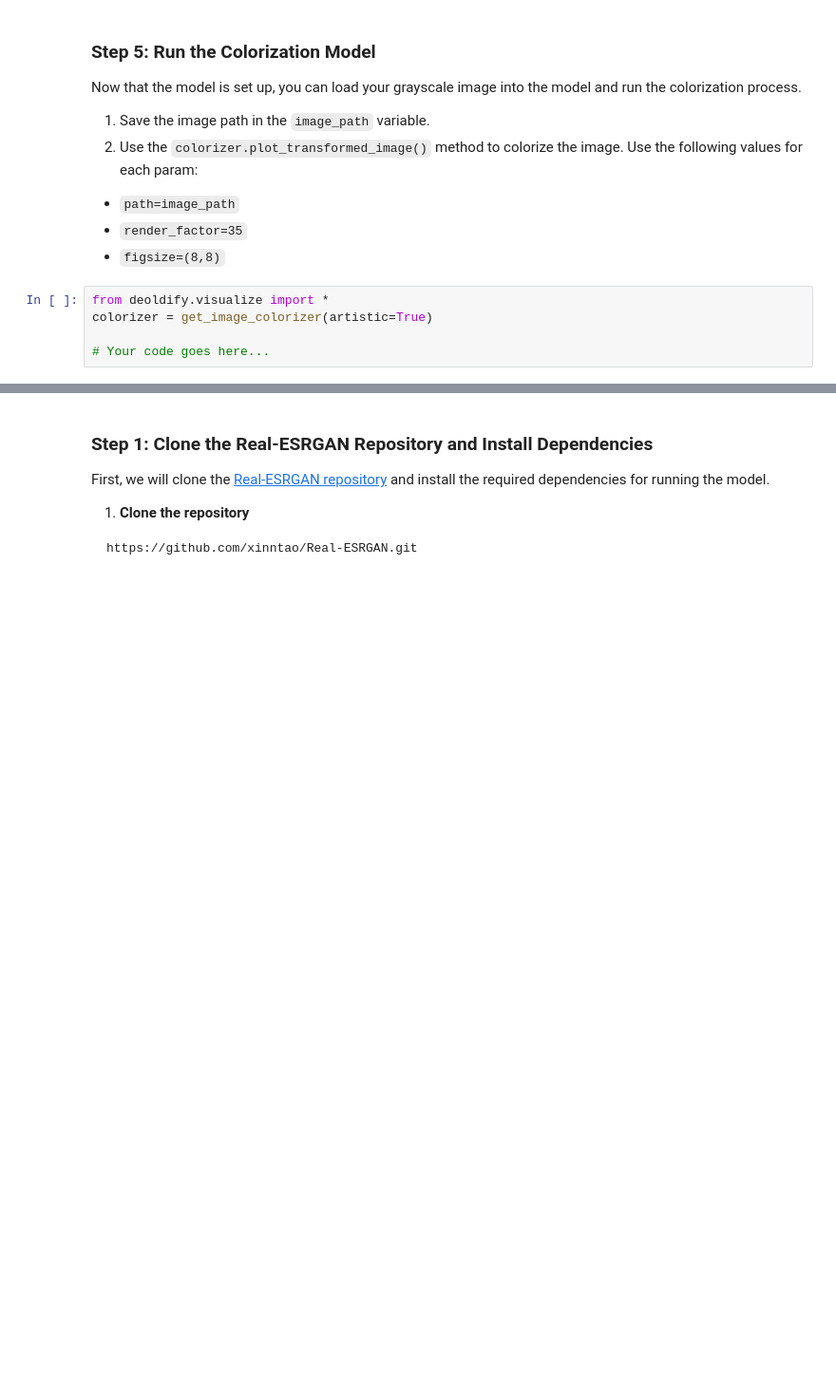
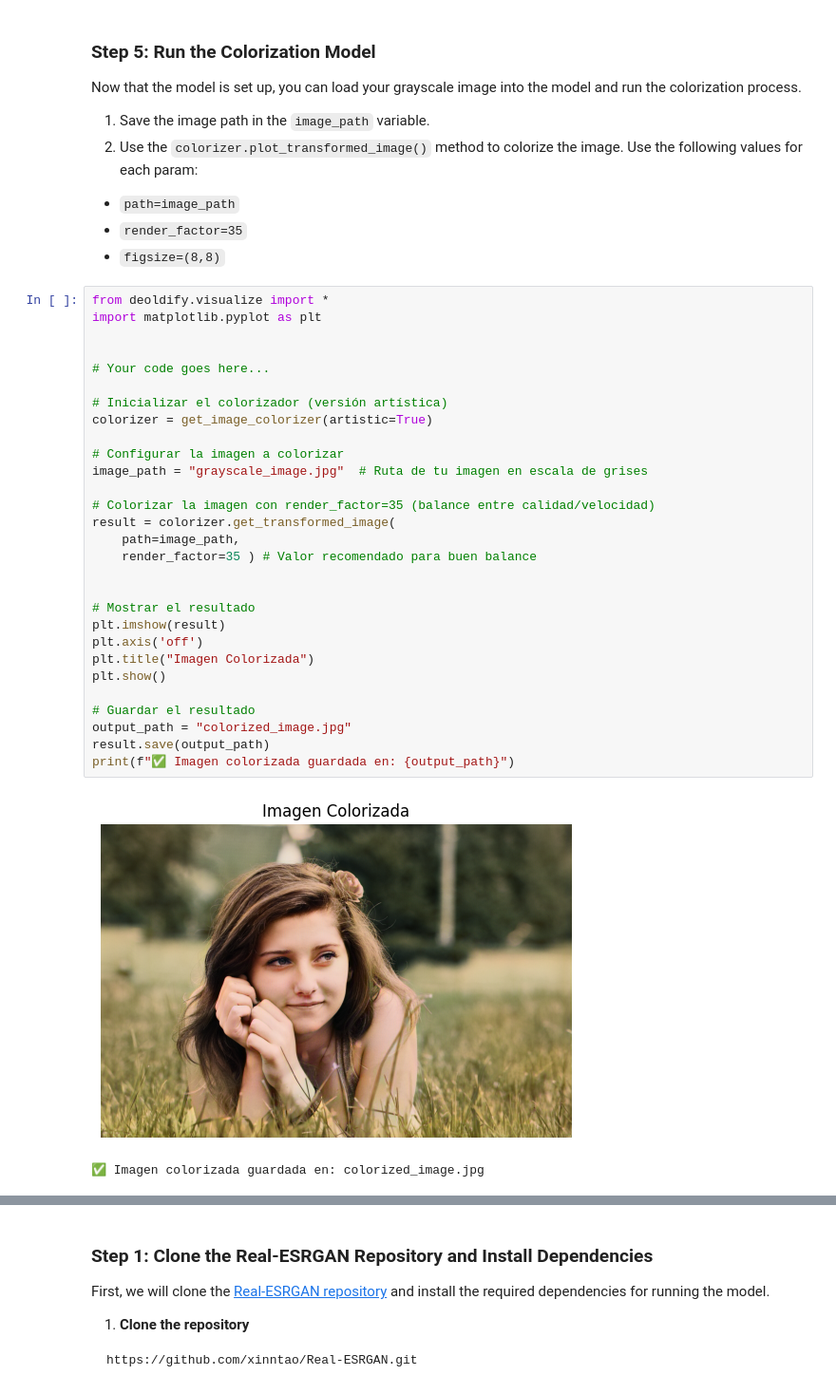
Before and after one commit to GuaSiMoTO/LAB-Foundations-of-Generative-AI-Text-to-Image-Models-public, a Jupyter notebook: Generative_AI_Text_to_Image_LAB.ipynb, the cells around one changed output, grey strips where cells are left out. Shown at 95% size. Cells and saved outputs as stored; diff of their text form; blank space fills up the shorter version.

```diff
--- a/Generative_AI_Text_to_Image_LAB.ipynb
+++ b/Generative_AI_Text_to_Image_LAB.ipynb
@@ -131,9 +318,36 @@ Now that the model is set up, you can load your grayscale image into the model a
   - `figsize=(8,8)`
 # %%
 from deoldify.visualize import *
+import matplotlib.pyplot as plt
+
+
+# Your code goes here...
+
+# Inicializar el colorizador (versión artística)
 colorizer = get_image_colorizer(artistic=True)
 
-# Your code goes here...
+# Configurar la imagen a colorizar
+image_path = "grayscale_image.jpg"  # Ruta de tu imagen en escala de grises
+
+# Colorizar la imagen con render_factor=35 (balance entre calidad/velocidad)
+result = colorizer.get_transformed_image(
+    path=image_path,
+    render_factor=35 ) # Valor recomendado para buen balance
+
+
+# Mostrar el resultado
+plt.imshow(result)
+plt.axis('off')
+plt.title("Imagen Colorizada")
+plt.show()
+
+# Guardar el resultado
+output_path = "colorized_image.jpg"
+result.save(output_path)
+print(f"✅ Imagen colorizada guardada en: {output_path}")
+# %% [output]
+[figure, added]
+✅ Imagen colorizada guardada en: colorized_image.jpg
 # %% [markdown]
 ## Iteration 3: Improve Image Quality using GANs
 
```
Also changed, not shown: parts of 19 cells of this notebook.
